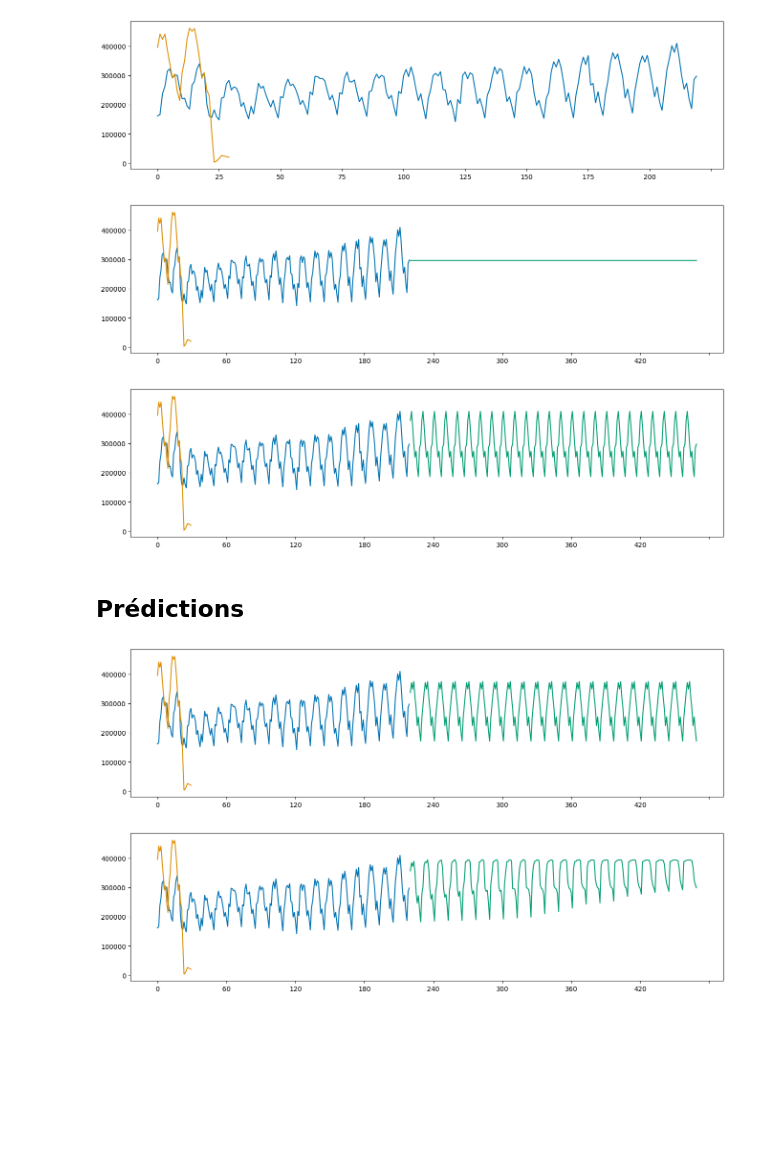
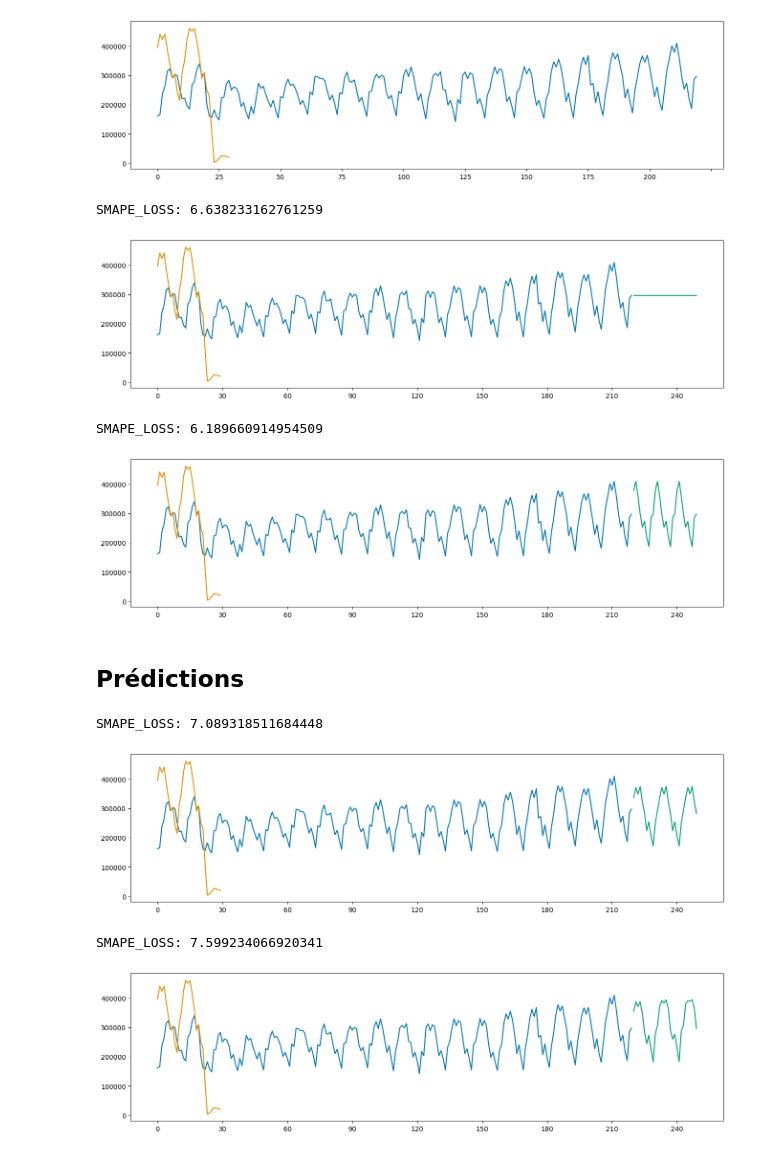
Before and after one commit to aaaamael/time_series_air_passengers, a Jupyter notebook: data.ipynb, the cells around one changed output. Saved outputs shown, nothing was run; the diff lists cells and outputs as text; code cells hidden in the pictures; blank space fills up the shorter version.

Commit message:
smape loss

```diff
--- a/data.ipynb
+++ b/data.ipynb
@@ -79,21 +79,25 @@ plot_ys(y_train, y_test)
 # %% [output]
 [figure]
 # %%
-fh = np.arange(1,len(nb_passengers)+1)
+fh = np.arange(1,len(y_test)+1)
 
 forecaster = NaiveForecaster(strategy='last')
 forecaster.fit(y_train)
 y_pred = forecaster.predict(fh)
 plot_ys(y_train, y_test, y_pred)
+print(f"SMAPE_LOSS: {smape_loss(y_test, y_pred)}")
 # %% [output]
+SMAPE_LOSS: 6.638233162761259
-[figure, old version]
+[figure, new version]
 # %%
 forecaster = NaiveForecaster(strategy='last', sp=10)
 forecaster.fit(y_train)
 y_pred = forecaster.predict(fh)
 plot_ys(y_train, y_test, y_pred)
+print(f"SMAPE_LOSS: {smape_loss(y_test, y_pred)}")
 # %% [output]
+SMAPE_LOSS: 6.189660914954509
-[figure, old version]
+[figure, new version]
 # %% [markdown]
 ## **Prédictions**
 # %%
@@ -106,16 +110,20 @@ forecaster = make_reduction(regressor, strategy="recursive", window_length=100)
 forecaster.fit(y_train)
 y_pred = forecaster.predict(fh)
 plot_ys(y_train, y_test, y_pred)
+print(f"SMAPE_LOSS: {smape_loss(y_test, y_pred)}")
 # %% [output]
+SMAPE_LOSS: 7.089318511684448
-[figure, old version]
+[figure, new version]
 # %%
 regressor = RandomForestRegressor()
 forecaster = make_reduction(regressor, strategy="recursive", window_length=100)
 forecaster.fit(y_train)
 y_pred = forecaster.predict(fh)
 plot_ys(y_train, y_test, y_pred)
+print(f"SMAPE_LOSS: {smape_loss(y_test, y_pred)}")
 # %% [output]
+SMAPE_LOSS: 7.599234066920341
-[figure, old version]
+[figure, new version]
 # %%
 from sktime.forecasting.exp_smoothing import ExponentialSmoothing
 
```
Also changed, not shown: parts of 1 cell of this notebook.
